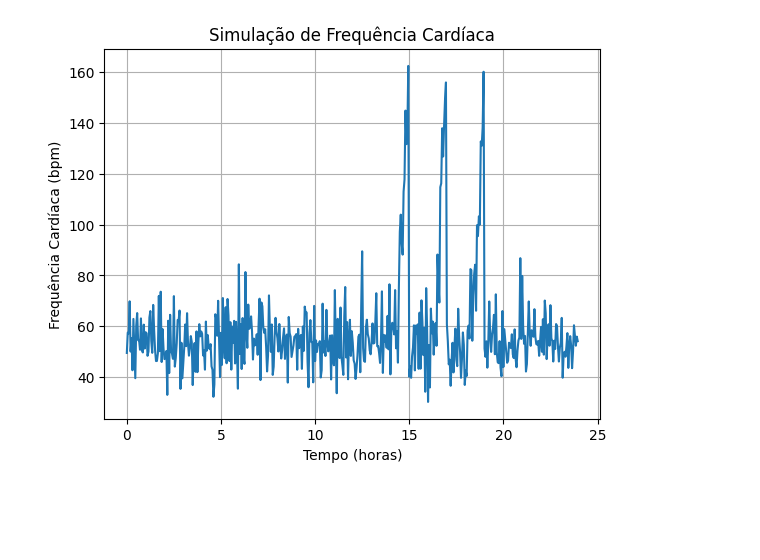
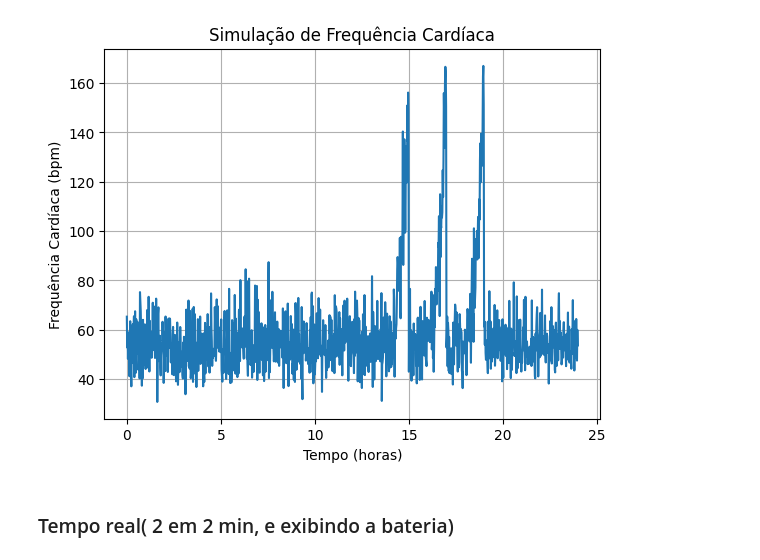
Before and after one commit to South-s-Eagles/HeartRate, a Jupyter notebook: heart_rate.ipynb, the cells around one changed output. Drawn from its saved outputs; the diff is of its cells as text; code cells hidden in the pictures; blank space fills up the shorter version.

Commit message:
Transmissao a cada 2 minutos, e bateria adicionada.

```diff
--- a/heart_rate.ipynb
+++ b/heart_rate.ipynb
@@ -5,7 +5,7 @@ import matplotlib.pyplot as plt
 picos_horarios = [14, 16, 18]
 
 tempo_total = 24
-intervalo = 0.05
+intervalo = 0.02
 
 tempo = np.arange(0, tempo_total, intervalo)
 
@@ -16,31 +16,33 @@ duracao_pico = int(1 / intervalo)
 limite_minimo = 50
 limite_maximo = 160
 
 tendencia = np.zeros_like(tempo)
 for pico_horario in picos_horarios:
     indice_inicio_pico = int(pico_horario * (1 / intervalo))
     tendencia[indice_inicio_pico:indice_inicio_pico + duracao_pico] += np.linspace(0, 1, duracao_pico) ** 2
 
 # Adicionar variações aleatórias à tendência
 tendencia += np.random.normal(0, 0.1, len(tempo))
 
 # Limitar os valores mínimos e máximos da tendência
 tendencia = np.clip(tendencia, 0, 1)
 
 # Multiplica a tendência pelos limites desejados para obter a frequência cardíaca
 frequencia_cardiaca = tendencia * (limite_maximo - limite_minimo) + limite_minimo
 
 # Adicionar um pouco de ruído aos dados
 frequencia_cardiaca += np.random.normal(0, 5, len(tempo))
 
 frequencia_cardiaca[0:indice_inicio_pico] += np.random.normal(0, 5, indice_inicio_pico)
 
 
 plt.plot(tempo, frequencia_cardiaca)
 plt.title('Simulação de Frequência Cardíaca')
 plt.xlabel('Tempo (horas)')
 plt.ylabel('Frequência Cardíaca (bpm)')
 plt.grid(True)
 plt.show()
 # %% [output]
-[figure, old version]
+[figure, new version]
+# %% [markdown]
+### Tempo real( 2 em 2 min, e exibindo a bateria)
```
Also changed, not shown: parts of 1 cell of this notebook, 1 other file.
